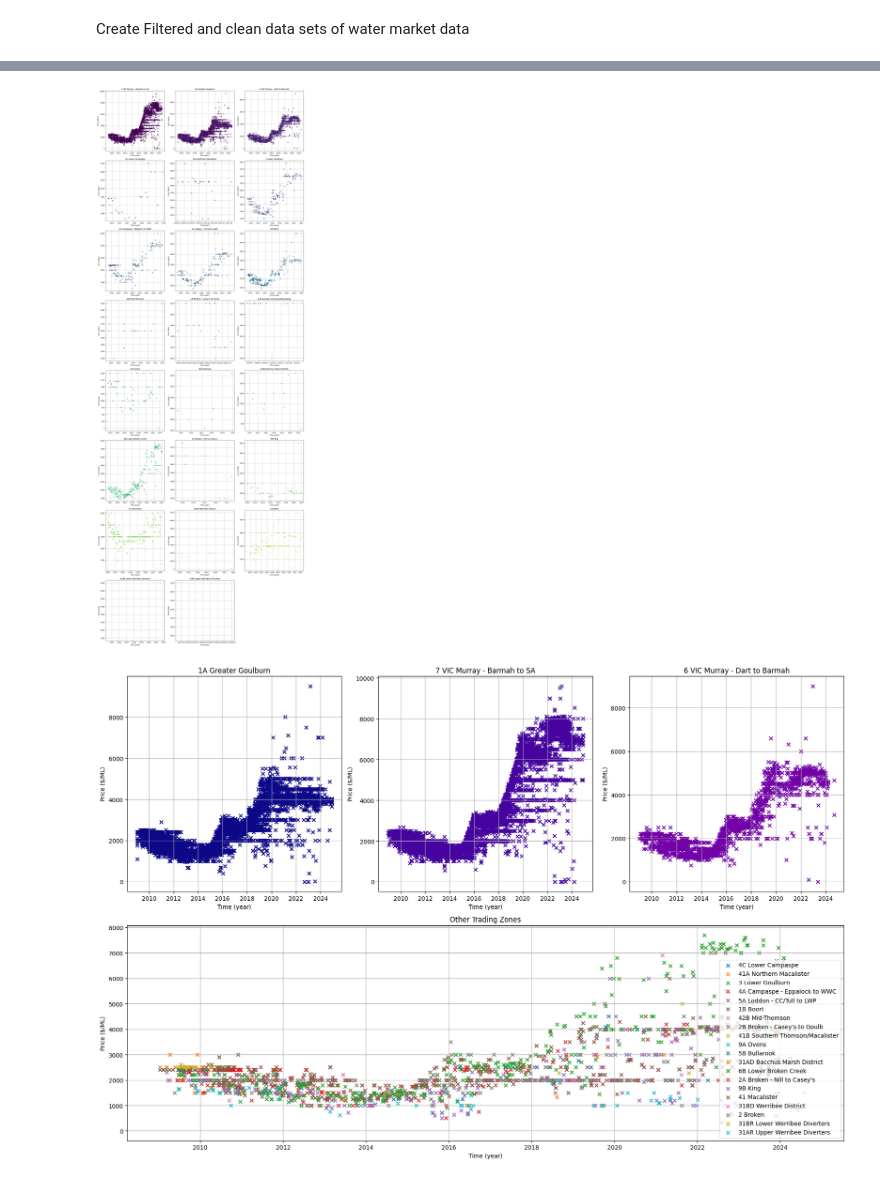
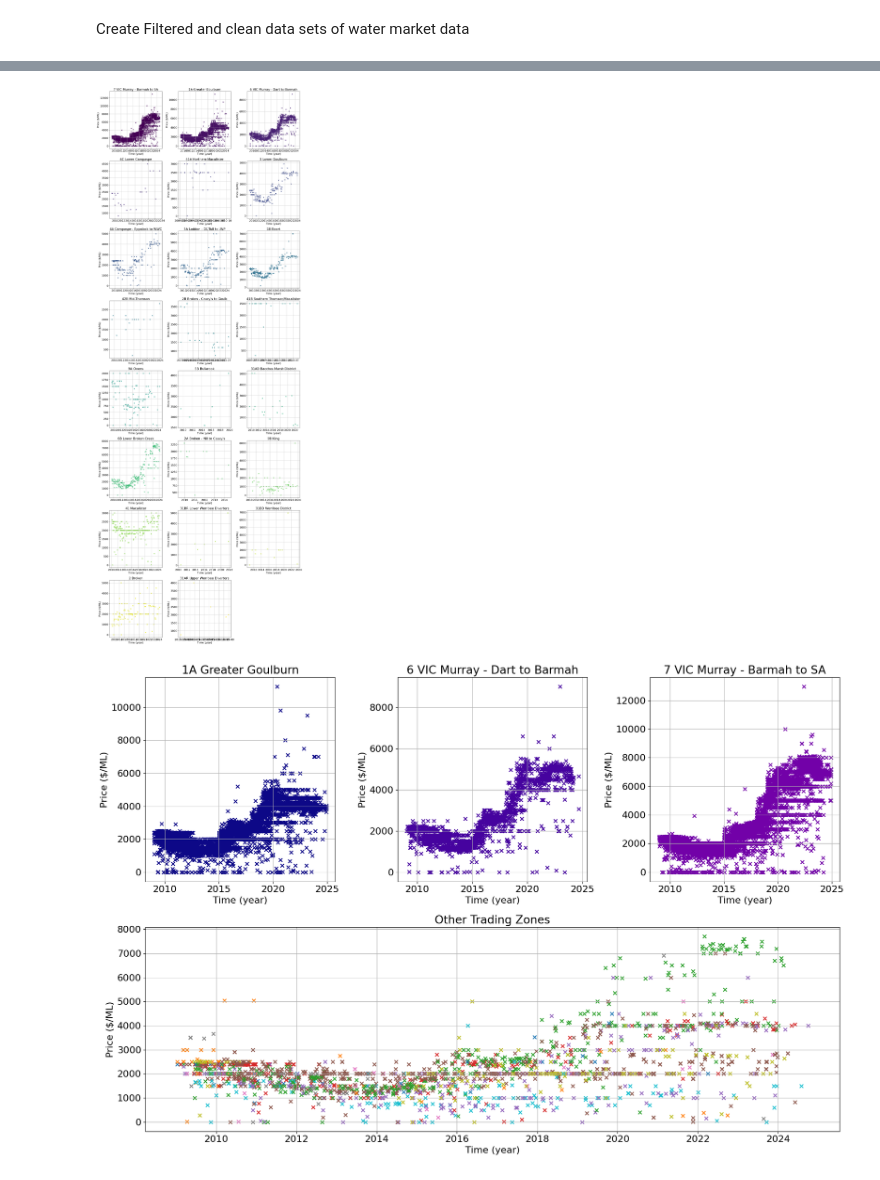
Before and after one commit to ELEN-Workshops-and-LDI/LDI-ML, a Jupyter notebook: [3] - MACHINE_LEARNING/[3.1] - OUTLIER_REMOVAL/OUTLIER_ANALYSIS_REMOVAL.ipynb, the cells around one changed output, grey strips where cells are left out. Cells and saved outputs as stored; diff of their text form; code cells hidden in the pictures.

```diff
--- a/[3] - MACHINE_LEARNING/[3.1] - OUTLIER_REMOVAL/OUTLIER_ANALYSIS_REMOVAL.ipynb
+++ b/[3] - MACHINE_LEARNING/[3.1] - OUTLIER_REMOVAL/OUTLIER_ANALYSIS_REMOVAL.ipynb
@@ -52,7 +52,7 @@ clean_data = water_market_data[(water_market_data['Price Per ML ($)'] >= lower_b
 -1627.375
 12245.625
 # %%
-offset = '365D'
+offset = '1095D'
 
 Q1 = water_market_data.set_index('Create_date').sort_index()['Price Per ML ($)'].dropna().rolling(offset).quantile(0.25)
 Q3 = water_market_data.set_index('Create_date').sort_index()['Price Per ML ($)'].dropna().rolling(offset).quantile(0.75)
@@ -61,8 +61,8 @@ Q2 = water_market_data.set_index('Create_date').sort_index()['Price Per ML ($)']
 IQR = Q3 - Q1
 
 # Define bounds for the outliers
-lower_bound = Q1 - 1.5 * IQR
-upper_bound = Q3 + 1.5 * IQR
+lower_bound = Q1 - 1.5 * IQR*5
+upper_bound = Q3 + 1.5 * IQR*5
 # %% [markdown]
 Create Filtered and clean data sets of water market data
 # %%
@@ -164,52 +164,56 @@ for j in range(i + 1, len(axes)):
 plt.tight_layout()
 plt.show()
 # %% [output]
-[figure, old version]
+[figure, new version]
 # %%
 import matplotlib.pyplot as plt
-
+plt.rcParams.update({'font.size': 16})
 # Create a color map for unique Trading Zone Source values
 unique_zones = filtered_data['Trading Zone Source'].unique()
 colors = plt.cm.get_cmap('plasma', 10)
+import matplotlib.dates as mdates
+
 
 # Map each Trading Zone Source to a color
 zone_to_color = {zone: colors(i) for i, zone in enumerate(unique_zones)}
 
 # Specific zones to be plotted on the top row
-specific_zones = ['1A Greater Goulburn', '7 VIC Murray - Barmah to SA', '6 VIC Murray - Dart to Barmah']
+specific_zones = ['1A Greater Goulburn', '6 VIC Murray - Dart to Barmah', '7 VIC Murray - Barmah to SA']
 
 # Create subplots: 2 rows, with the top row having 3 columns and the bottom row 1 column
 fig, axes = plt.subplots(2, 3, figsize=(18, 12), gridspec_kw={'height_ratios': [1, 1]})
 axes[1, 1].axis('off')  # Turn off the middle and right plots on the second row
 axes[1, 2].axis('off')
 axes[1, 0].axis('off')
 
 # Plot specific zones in the top row
 for i, zone in enumerate(specific_zones):
     zone_data = filtered_data[filtered_data['Trading Zone Source'] == zone]
     axes[0, i].scatter(zone_data['Create_date'], zone_data['Price Per ML ($)'], color=colors(i), marker='x')
     axes[0, i].set_title(f'{zone}')
     axes[0, i].set_xlabel('Time (year)')
     axes[0, i].set_ylabel('Price ($/ML)')
     axes[0, i].grid(True)
+    axes[0, i].xaxis.set_major_locator(mdates.YearLocator(5))
+
 
 # Plot all other zones in a wide row below
 other_zones = [z for z in unique_zones if z not in specific_zones]
 ax_big = fig.add_subplot(2, 1, 2)  # Create a big subplot for the second row
 for zone in other_zones:
     zone_data = filtered_data[filtered_data['Trading Zone Source'] == zone]
     ax_big.scatter(zone_data['Create_date'], zone_data['Price Per ML ($)'], label=zone, marker='x')
 ax_big.set_title('Other Trading Zones')
 ax_big.set_xlabel('Time (year)')
 ax_big.set_ylabel('Price ($/ML)')
 ax_big.grid(True)
-ax_big.legend()
+
 
 # Adjust layout
 plt.tight_layout()
 plt.show()
 # %% [output]
-[figure, old version]
+[figure, new version]
 # %%
 from sklearn.preprocessing import OneHotEncoder
 from sklearn.compose import ColumnTransformer
```
Also changed, not shown: parts of 4 cells of this notebook, 1 other file.
